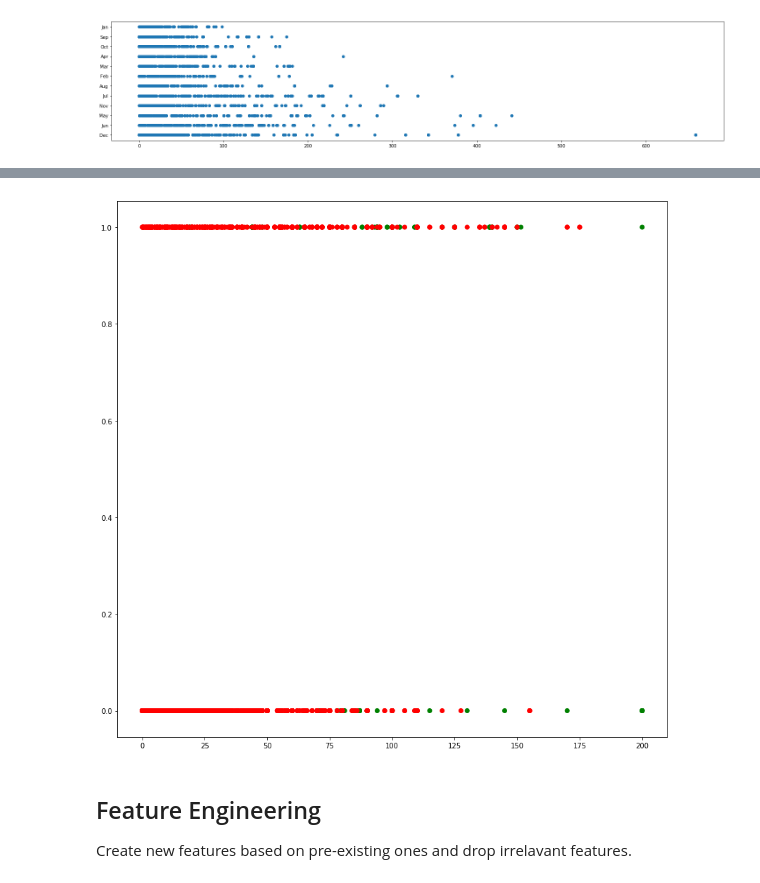
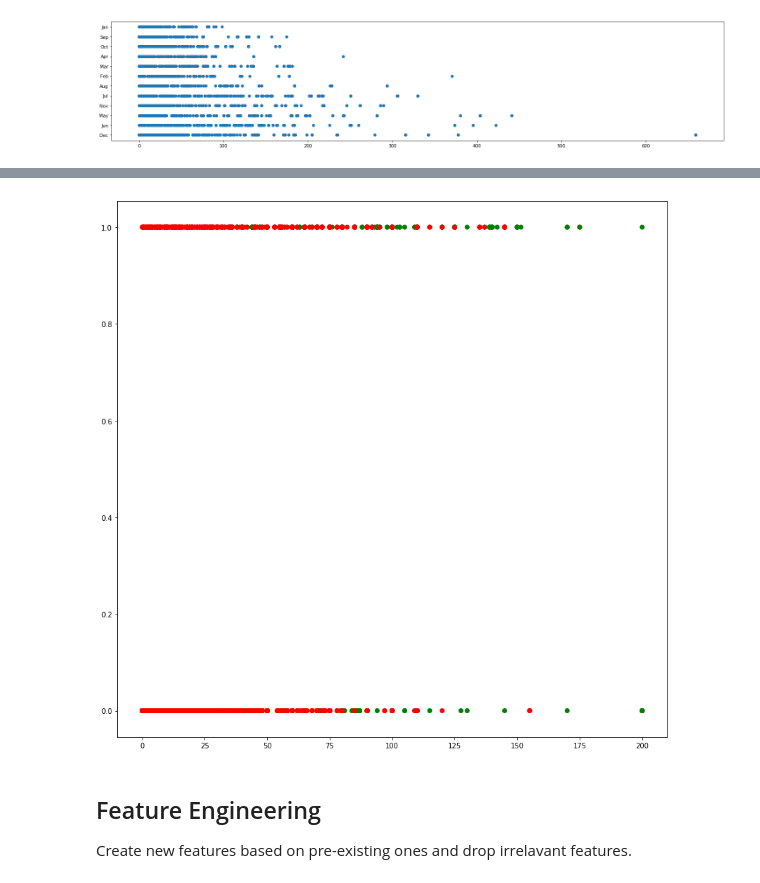
Before and after one commit to JZillifro/cs363_data_mining_final, a Jupyter notebook: darwin-sdk-master/DataMiningProject.ipynb, the cells around one changed output, grey strips where cells are left out. Saved outputs shown, nothing was run; the diff lists cells and outputs as text; code cells hidden in the pictures.

Commit message:
Some more feature engineer; Change label split

```diff
--- a/darwin-sdk-master/DataMiningProject.ipynb
+++ b/darwin-sdk-master/DataMiningProject.ipynb
@@ -189,15 +176,15 @@ df.dropna()
 # %%
 # Set threshold based on data exploration
-df['label'] = df['Domestic Gross($M)'].apply(lambda x: 1 if x >= 163 else 0)
+df['label'] = df['Domestic Gross($M)'].apply(lambda x: 1 if x >= 100 else 0)
 
 # Show spread of domestic gross compared to budget and arbitrary feature
 plt.figure(figsize=(14,14))
 plt.scatter(x=df['Budget($M)'], y=df['Action'], c=df['label'], cmap=colo.ListedColormap(['red', 'green']))
 plt.show()
 
 # We discover that movies with larger budgets tend to make more domestic gross
 # %% [output]
-[figure, old version]
+[figure, new version]
 # %%
 # Attempts to drop non-English films
 
```
Also changed, not shown: parts of 13 cells of this notebook, 1 other file.
